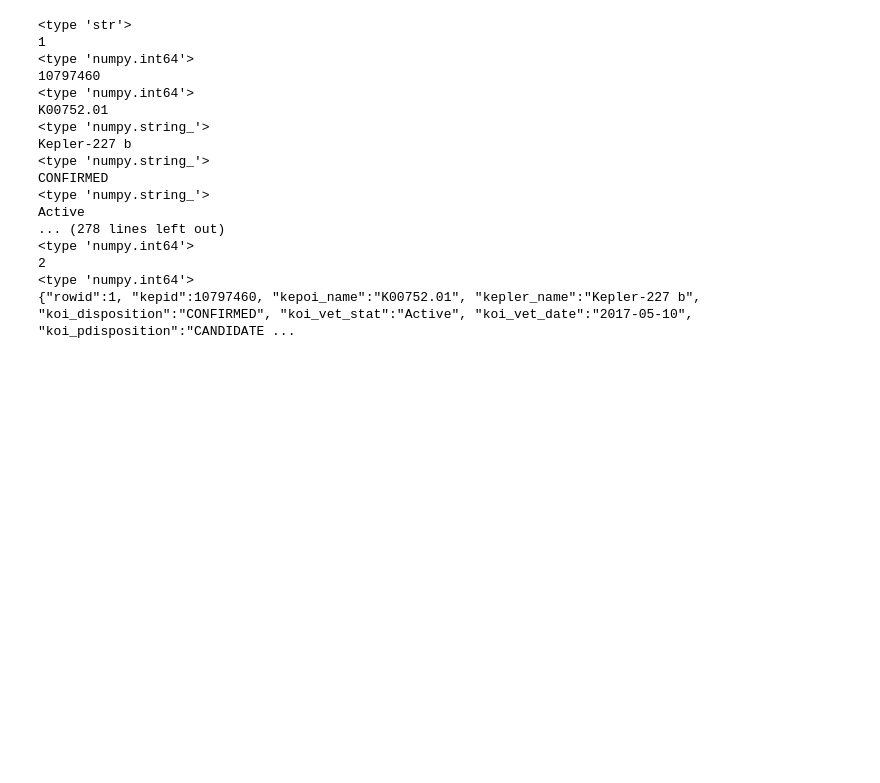
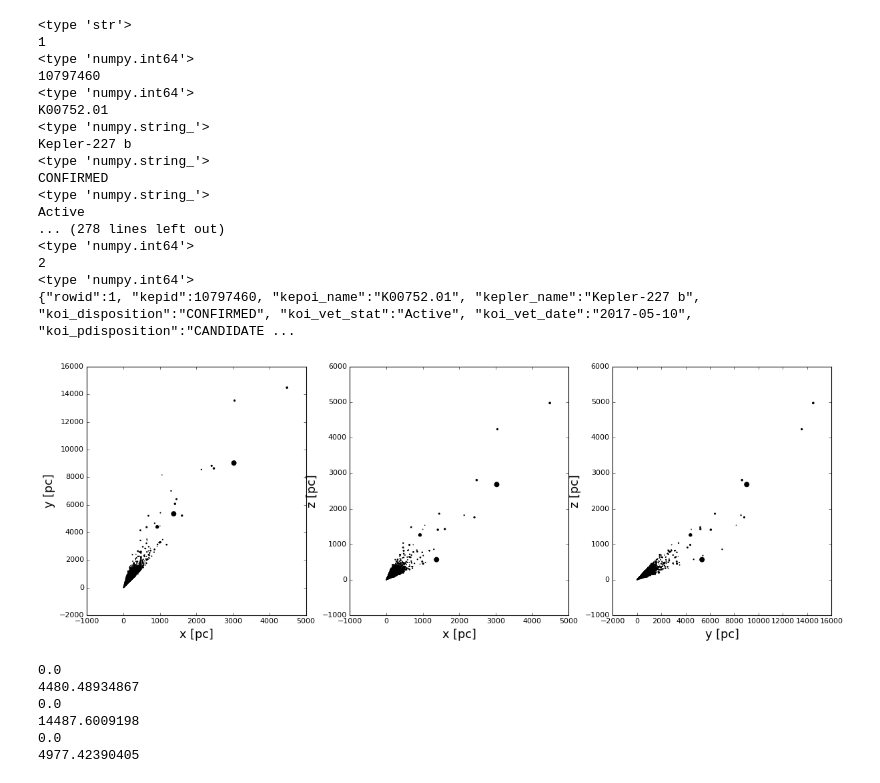
Before and after one commit to esandford/kepler_atlas, a Jupyter notebook: convert_csv_json.ipynb, the cells around one changed output. Saved outputs shown, nothing was run; the diff lists cells and outputs as text; code cells hidden in the pictures; blank space fills up the shorter version.

```diff
--- a/convert_csv_json.ipynb
+++ b/convert_csv_json.ipynb
@@ -106,0 +146,40 @@ with open("./KOIarchive_stellar.js","a") as outfile:
+# %%
+xs, ys, zs = convertXYZ(kep['dist'],kep['ra'],kep['dec'])
+# %%
+fig, axes = plt.subplots(1,3,figsize=(18,6))
+
+axes[0].scatter(xs,ys,s=kep['koi_srad'],color='k',marker='.')
+axes[1].scatter(xs,zs,s=kep['koi_srad'],color='k',marker='.')
+axes[2].scatter(ys,zs,s=kep['koi_srad'],color='k',marker='.')
+
+axes[0].set_xlabel("x [pc]",fontsize=16)
+axes[0].set_ylabel("y [pc]",fontsize=16)
+
+axes[1].set_xlabel("x [pc]",fontsize=16)
+axes[1].set_ylabel("z [pc]",fontsize=16)
+
+axes[2].set_xlabel("y [pc]",fontsize=16)
+axes[2].set_ylabel("z [pc]",fontsize=16)
+
+#for ax in axes:
+#    ax.set_xlim(0,2000)
+#    ax.set_ylim(0,2000)
+plt.show()
+# %% [output]
+[figure, added]
+# %%
+print np.min(xs)
+print np.max(xs)
+
+print np.min(ys)
+print np.max(ys)
+
+print np.min(zs)
+print np.max(zs)
+# %% [output]
+0.0
+4480.48934867
+0.0
+14487.6009198
+0.0
+4977.42390405
```
Also changed, not shown: parts of 4 cells of this notebook, 2 other files.
